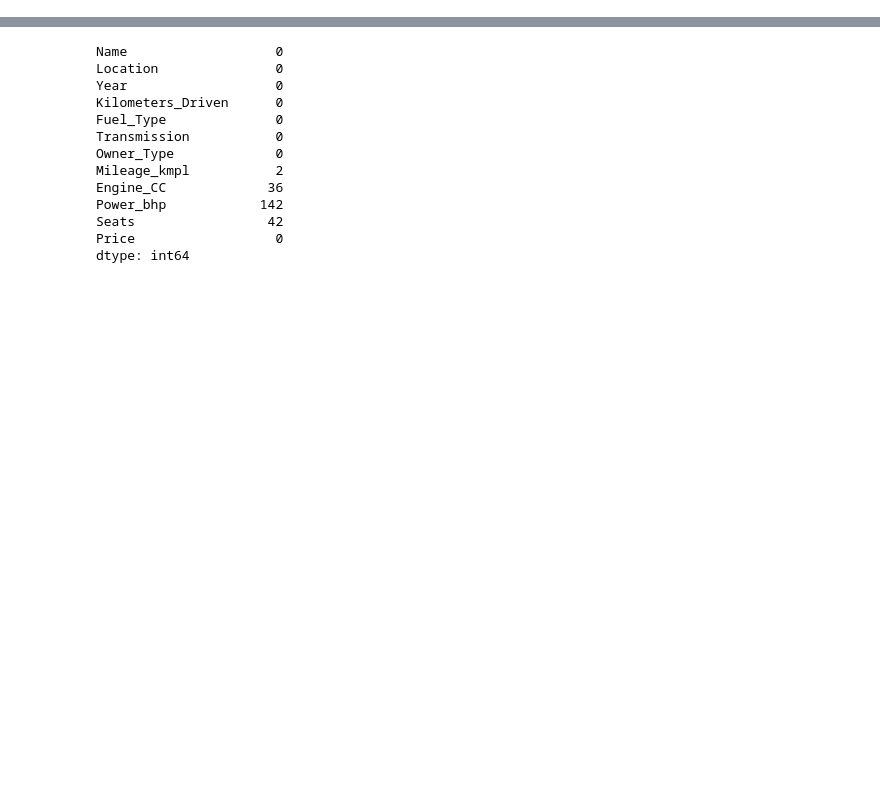
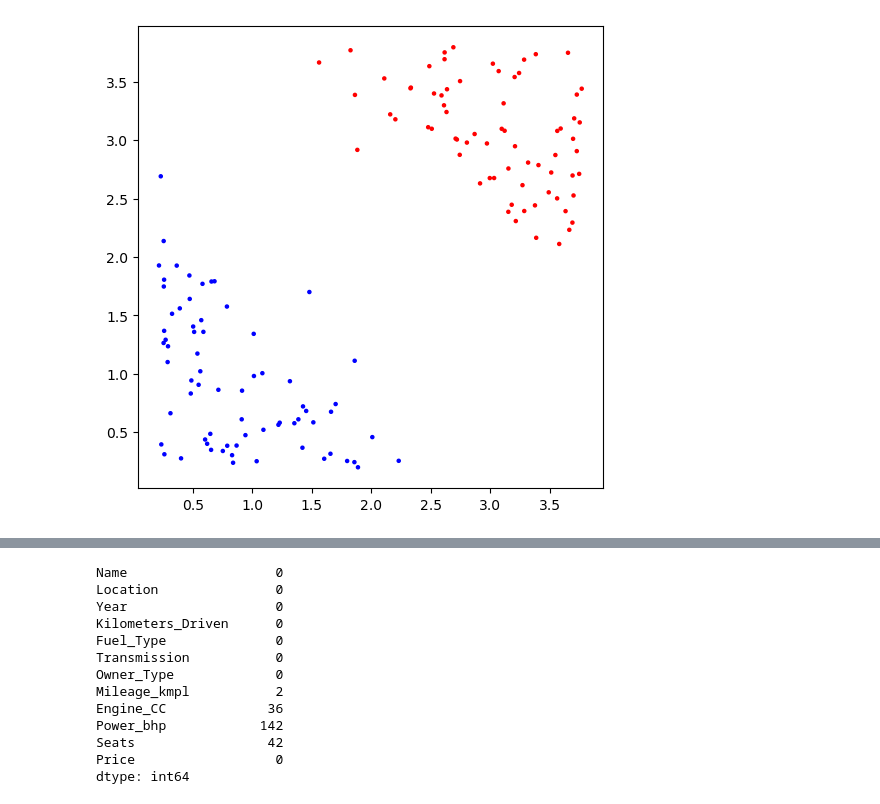
Before and after one commit to muhamadirkham21/Learning-journey, a Jupyter notebook: learn-python/ADVANCED/MACHINE-LEARNING/svm.ipynb, the cells around one changed output, grey strips where cells are left out. Saved outputs shown, nothing was run; the diff lists cells and outputs as text; code cells hidden in the pictures; blank space fills up the shorter version.

```diff
--- a/learn-python/ADVANCED/MACHINE-LEARNING/svm.ipynb
+++ b/learn-python/ADVANCED/MACHINE-LEARNING/svm.ipynb
@@ -8,0 +11,4 @@ from sklearn.compose import ColumnTransformer
+# %%
+demo.problem(1)
+# %% [output]
+[figure, added]
```
Also changed, not shown: parts of 12 cells of this notebook, 1 other file.
